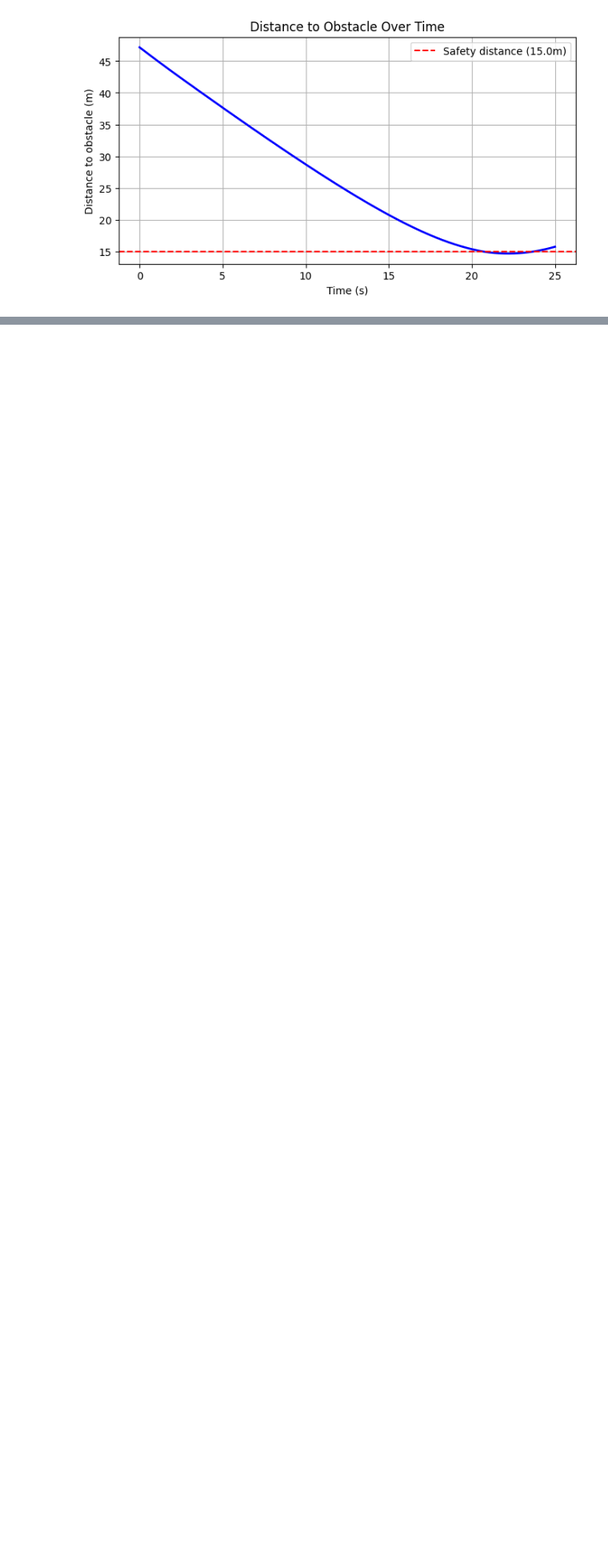
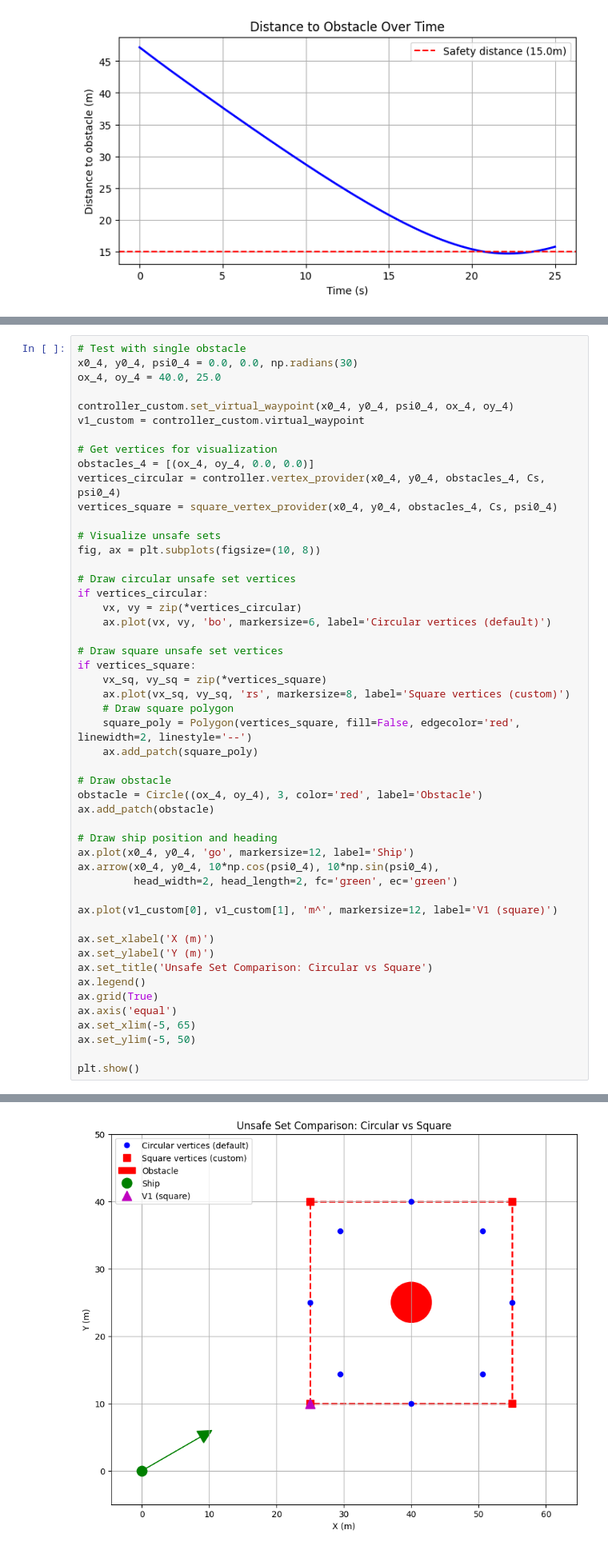
Before and after one commit to michaelstolberger27/colav-controllers, a Jupyter notebook: notebooks/collision_avoidance_demo.ipynb, the cells around one changed output, grey strips where cells are left out. Shown at 80% size. Drawn from its saved outputs; the diff is of its cells as text; blank space fills up the shorter version.

```diff
--- a/notebooks/collision_avoidance_demo.ipynb
+++ b/notebooks/collision_avoidance_demo.ipynb
@@ -197,0 +343,51 @@ Ignoring fixed y limits to fulfill fixed data aspect with adjustable data limits
+# %%
+# Test with single obstacle
+x0_4, y0_4, psi0_4 = 0.0, 0.0, np.radians(30)
+ox_4, oy_4 = 40.0, 25.0
+
+controller_custom.set_virtual_waypoint(x0_4, y0_4, psi0_4, ox_4, oy_4)
+v1_custom = controller_custom.virtual_waypoint
+
+# Get vertices for visualization
+obstacles_4 = [(ox_4, oy_4, 0.0, 0.0)]
+vertices_circular = controller.vertex_provider(x0_4, y0_4, obstacles_4, Cs, psi0_4)
+vertices_square = square_vertex_provider(x0_4, y0_4, obstacles_4, Cs, psi0_4)
+
+# Visualize unsafe sets
+fig, ax = plt.subplots(figsize=(10, 8))
+
+# Draw circular unsafe set vertices
+if vertices_circular:
+    vx, vy = zip(*vertices_circular)
+    ax.plot(vx, vy, 'bo', markersize=6, label='Circular vertices (default)')
+
+# Draw square unsafe set vertices
+if vertices_square:
+    vx_sq, vy_sq = zip(*vertices_square)
+    ax.plot(vx_sq, vy_sq, 'rs', markersize=8, label='Square vertices (custom)')
+    # Draw square polygon
+    square_poly = Polygon(vertices_square, fill=False, edgecolor='red', linewidth=2, linestyle='--')
+    ax.add_patch(square_poly)
+
+# Draw obstacle
+obstacle = Circle((ox_4, oy_4), 3, color='red', label='Obstacle')
+ax.add_patch(obstacle)
+
+# Draw ship position and heading
+ax.plot(x0_4, y0_4, 'go', markersize=12, label='Ship')
+ax.arrow(x0_4, y0_4, 10*np.cos(psi0_4), 10*np.sin(psi0_4),
+         head_width=2, head_length=2, fc='green', ec='green')
+
+ax.plot(v1_custom[0], v1_custom[1], 'm^', markersize=12, label='V1 (square)')
+
+ax.set_xlabel('X (m)')
+ax.set_ylabel('Y (m)')
+ax.set_title('Unsafe Set Comparison: Circular vs Square')
+ax.legend()
+ax.grid(True)
+ax.axis('equal')
+ax.set_xlim(-5, 65)
+ax.set_ylim(-5, 50)
+
+plt.show()
+# %% [output]
@@ -197,0 +395 @@ Ignoring fixed y limits to fulfill fixed data aspect with adjustable data limits
+[figure, added]
```
Also changed, not shown: parts of 17 cells of this notebook, 1 other file.
